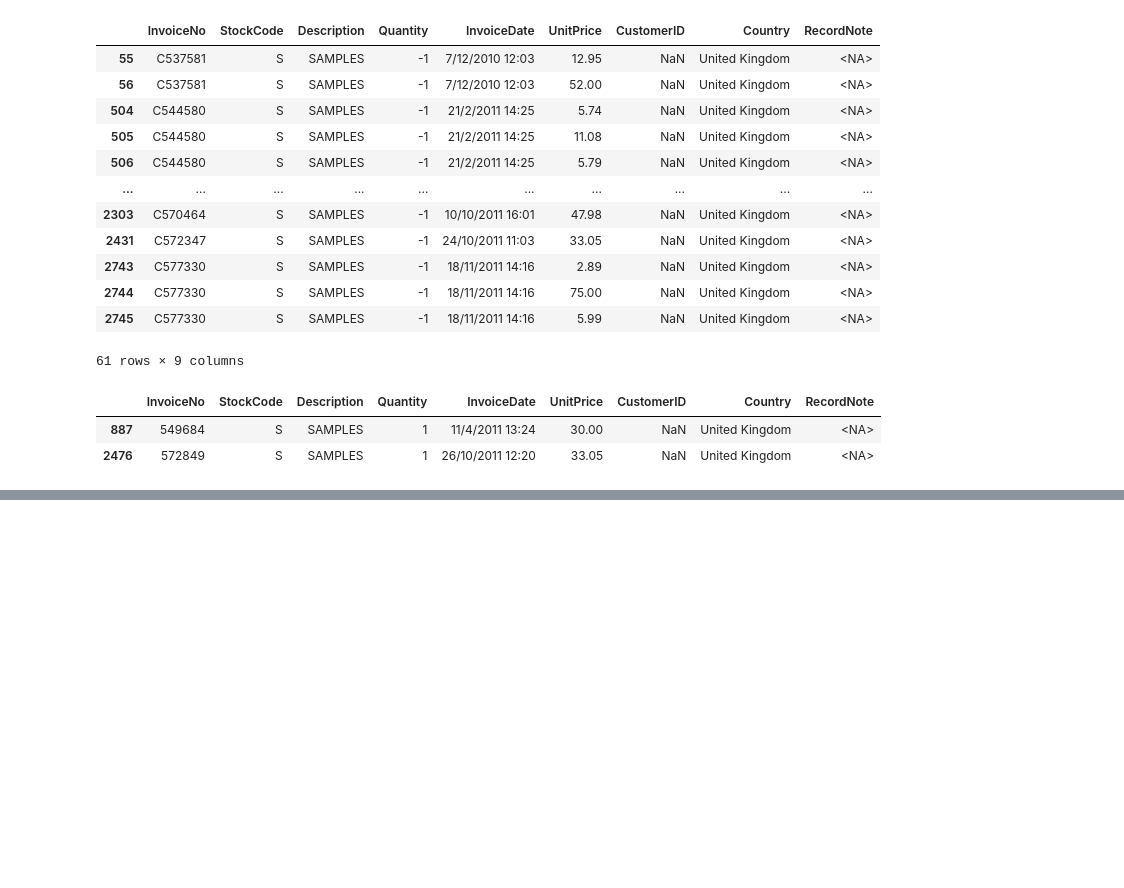
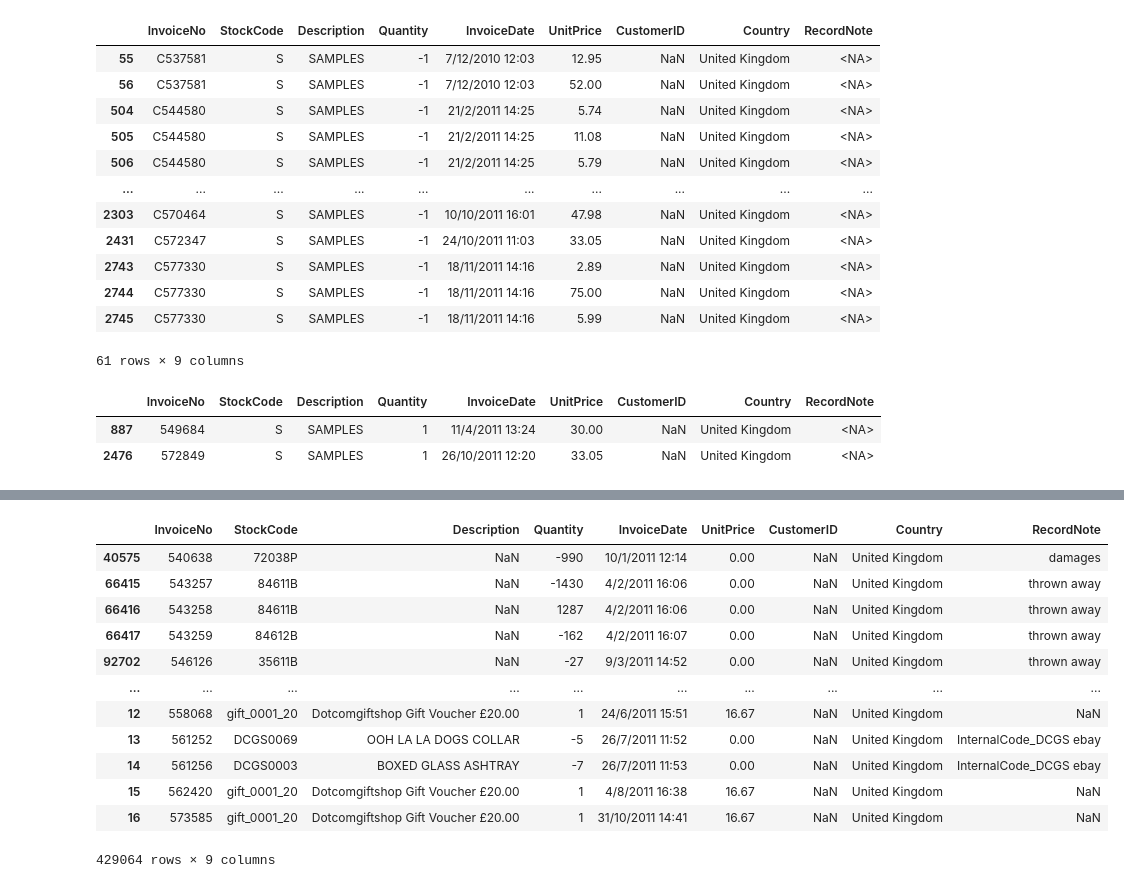
Before and after one commit to Vialesoft/Vialesoft_Devlab, a Jupyter notebook: Mini_Proyectos/ETL_Retail/Python ETL/main.ipynb, the cells around one changed output, grey strips where cells are left out. Drawn from its saved outputs; the diff is of its cells as text; code cells hidden in the pictures; blank space fills up the shorter version.

```diff
--- a/Mini_Proyectos/ETL_Retail/Python ETL/main.ipynb
+++ b/Mini_Proyectos/ETL_Retail/Python ETL/main.ipynb
@@ -1447,0 +1526,18 @@ df_Final = pd.concat([df_Final,
+# %%
+df_Final = pd.concat([df_Final,
+                      df_codigos_no_numericos_multi])
+df_Final
+# %% [output]
+|  | InvoiceNo | StockCode | Description | Quantity | InvoiceDate | UnitPrice | CustomerID | Country | RecordNote |
+| 40575 | 540638 | 72038P | NaN | -990 | 10/1/2011 12:14 | 0.00 | NaN | United Kingdom | damages |
+| 66415 | 543257 | 84611B | NaN | -1430 | 4/2/2011 16:06 | 0.00 | NaN | United Kingdom | thrown away |
+| 66416 | 543258 | 84611B | NaN | 1287 | 4/2/2011 16:06 | 0.00 | NaN | United Kingdom | thrown away |
+| 66417 | 543259 | 84612B | NaN | -162 | 4/2/2011 16:07 | 0.00 | NaN | United Kingdom | thrown away |
+| 92702 | 546126 | 35611B | NaN | -27 | 9/3/2011 14:52 | 0.00 | NaN | United Kingdom | thrown away |
+| ... | ... | ... | ... | ... | ... | ... | ... | ... | ... |
+| 12 | 558068 | gift_0001_20 | Dotcomgiftshop Gift Voucher £20.00 | 1 | 24/6/2011 15:51 | 16.67 | NaN | United Kingdom | NaN |
+| 13 | 561252 | DCGS0069 | OOH LA LA DOGS COLLAR | -5 | 26/7/2011 11:52 | 0.00 | NaN | United Kingdom | InternalCode_DCGS ebay |
+| 14 | 561256 | DCGS0003 | BOXED GLASS ASHTRAY | -7 | 26/7/2011 11:53 | 0.00 | NaN | United Kingdom | InternalCode_DCGS ebay |
+| 15 | 562420 | gift_0001_20 | Dotcomgiftshop Gift Voucher £20.00 | 1 | 4/8/2011 16:38 | 16.67 | NaN | United Kingdom | NaN |
+| 16 | 573585 | gift_0001_20 | Dotcomgiftshop Gift Voucher £20.00 | 1 | 31/10/2011 14:41 | 16.67 | NaN | United Kingdom | NaN |
+429064 rows × 9 columns
```
Also changed, not shown: parts of 40 cells of this notebook.
